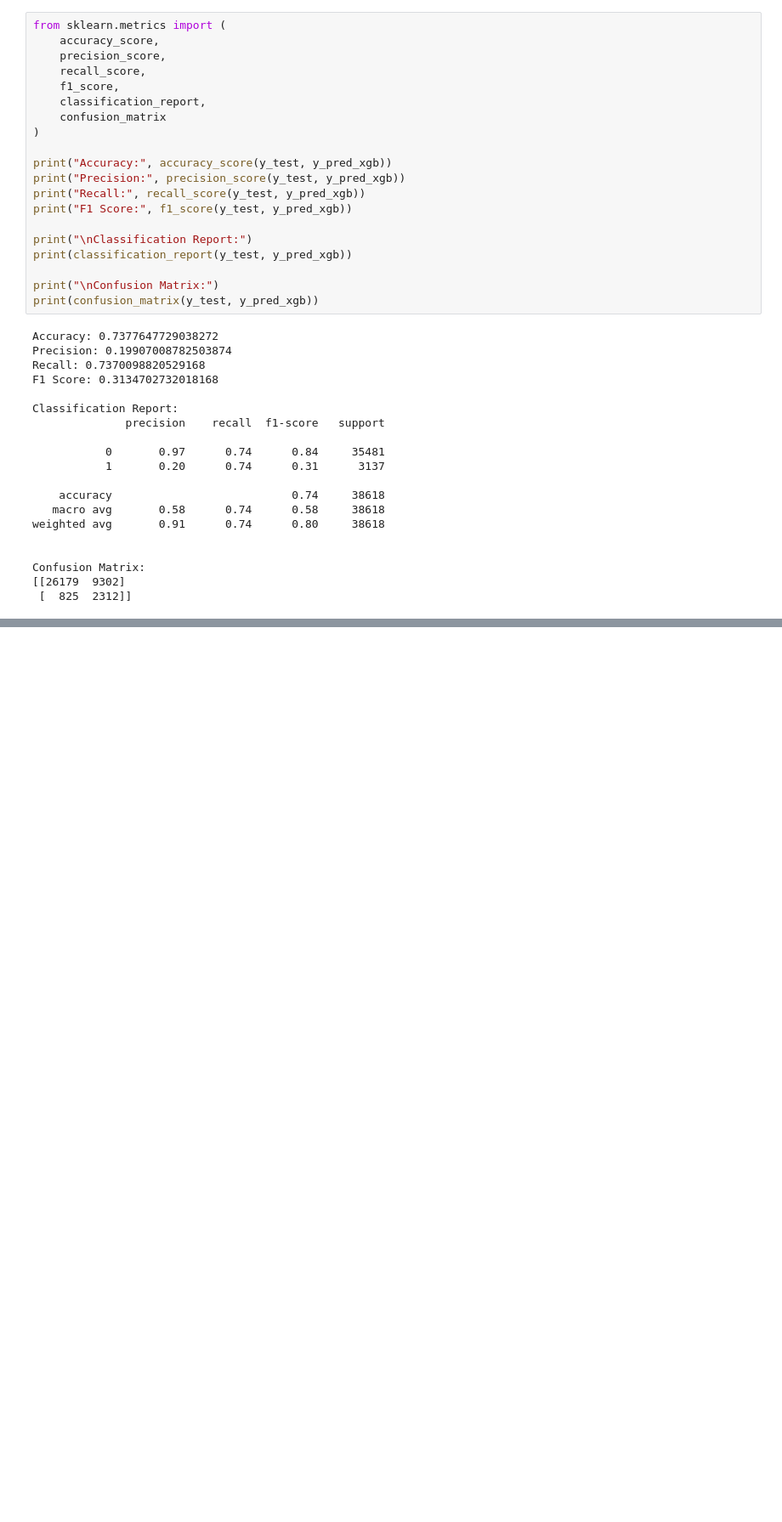
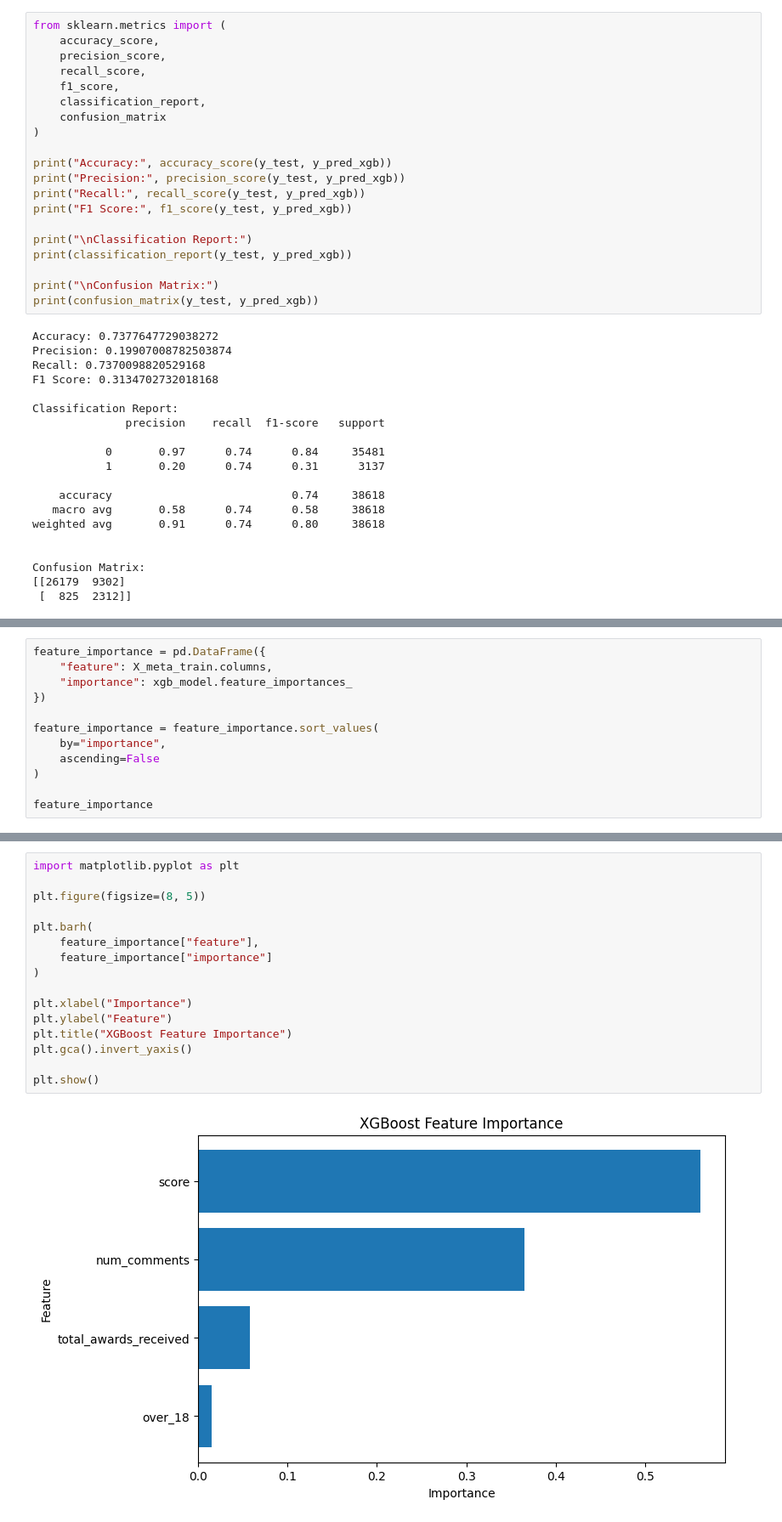
Before and after one commit to raina1234-a/Reddit-Post-Analysis-and-Moderation-Classifier, a Jupyter notebook: reddit_postClassification.ipynb, the cells around one changed output, grey strips where cells are left out. Shown at 85% size. Cells and saved outputs as stored; diff of their text form; blank space fills up the shorter version.

```diff
--- a/reddit_postClassification.ipynb
+++ b/reddit_postClassification.ipynb
@@ -565,0 +582,12 @@ Confusion Matrix:
+# %%
+feature_importance = pd.DataFrame({
+    "feature": X_meta_train.columns,
+    "importance": xgb_model.feature_importances_
+})
+
+feature_importance = feature_importance.sort_values(
+    by="importance",
+    ascending=False
+)
+
+feature_importance
@@ -565,0 +600,18 @@ Confusion Matrix:
+# %%
+import matplotlib.pyplot as plt
+
+plt.figure(figsize=(8, 5))
+
+plt.barh(
+    feature_importance["feature"],
+    feature_importance["importance"]
+)
+
+plt.xlabel("Importance")
+plt.ylabel("Feature")
+plt.title("XGBoost Feature Importance")
+plt.gca().invert_yaxis()
+
+plt.show()
+# %% [output]
+[figure, added]
```
Also changed, not shown: parts of 16 cells of this notebook.
